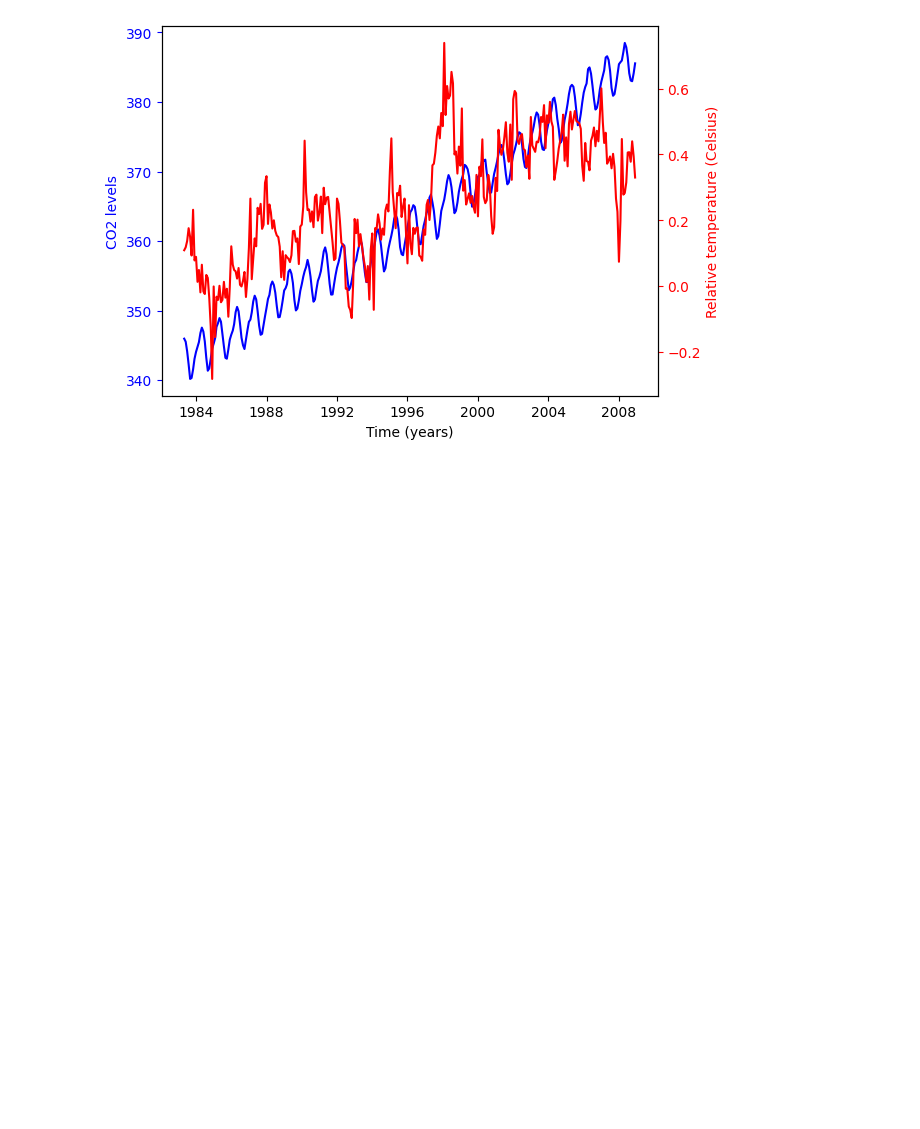
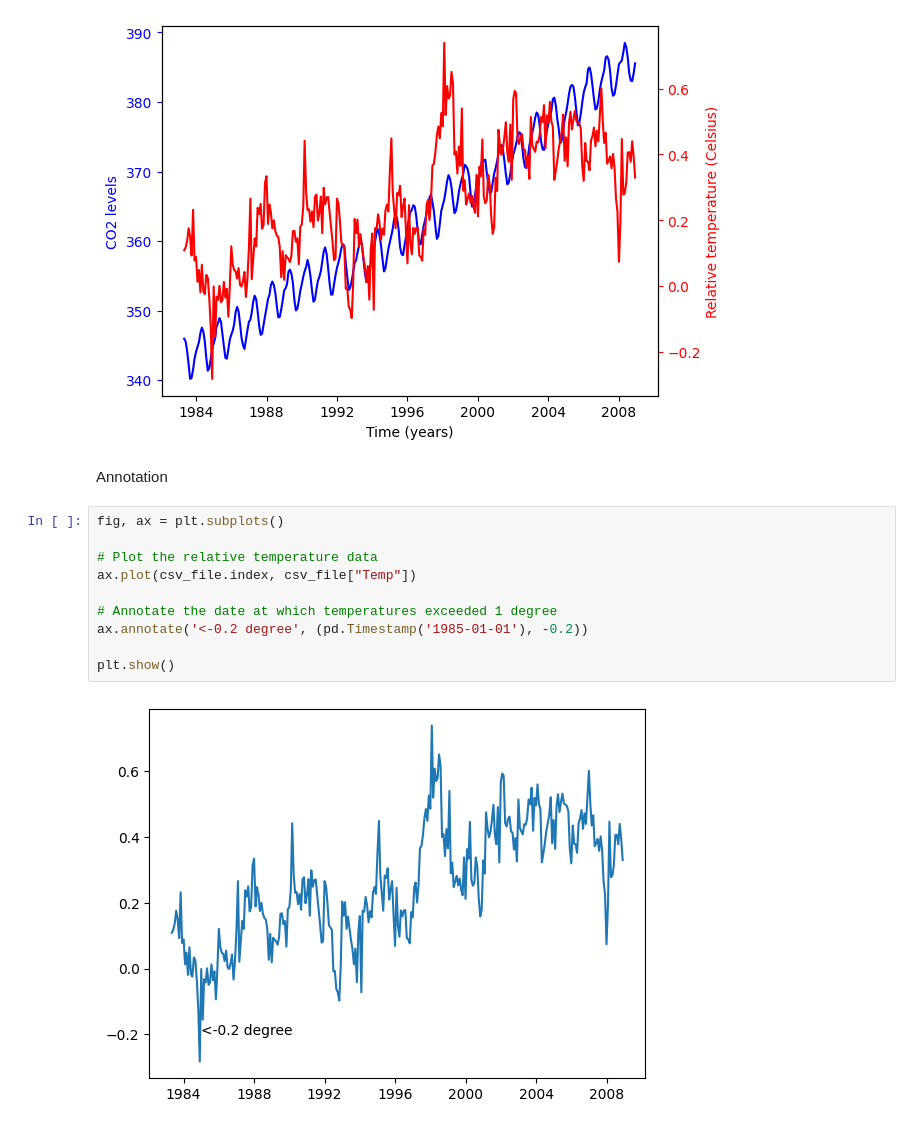
Before and after one commit to HayateSato/DS_Practice, a Jupyter notebook: Matplotlib.ipynb, the cells around one changed output. Cells and saved outputs as stored; diff of their text form; blank space fills up the shorter version.

Commit message:
Adding Annotation

```diff
--- a/Matplotlib.ipynb
+++ b/Matplotlib.ipynb
@@ -166,3 +166,17 @@ plot_timeseries(ax2, csv_file.index, csv_file["Temp"], "red", "Time (years)", "R
 plt.show()
 # %% [output]
 [figure]
+# %% [markdown]
+Annotation
+# %%
+fig, ax = plt.subplots()
+
+# Plot the relative temperature data
+ax.plot(csv_file.index, csv_file["Temp"])
+
+# Annotate the date at which temperatures exceeded 1 degree
+ax.annotate('<-0.2 degree', (pd.Timestamp('1985-01-01'), -0.2))
+
+plt.show()
+# %% [output]
+[figure, added]
```
